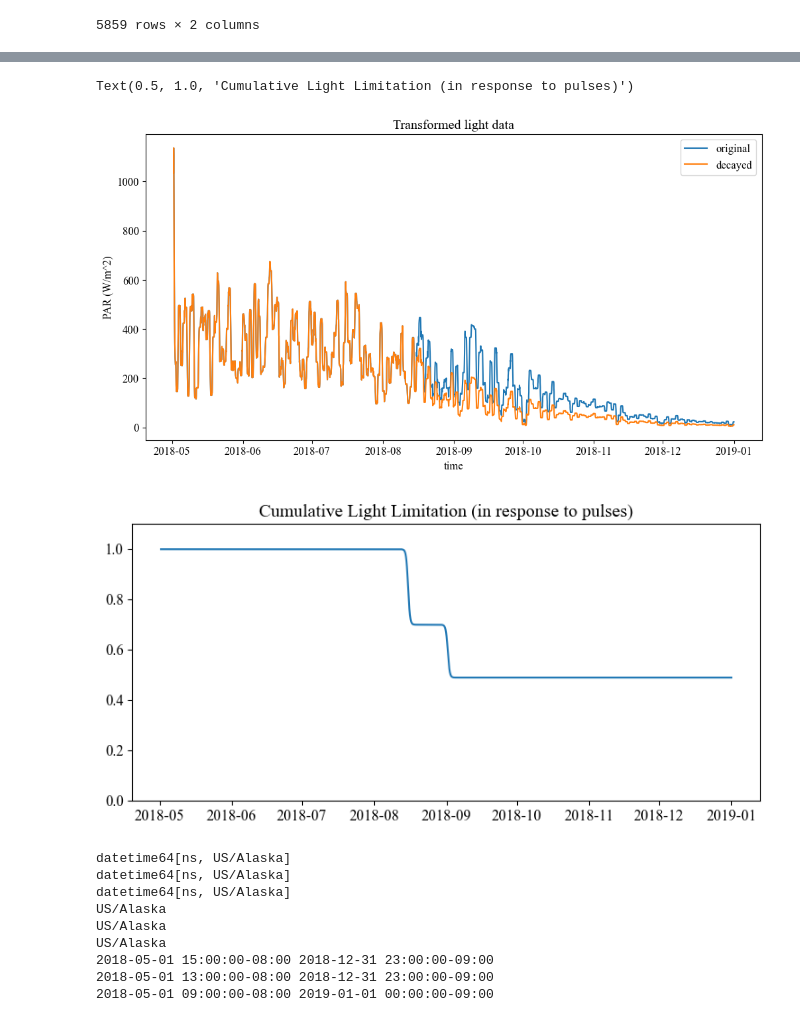
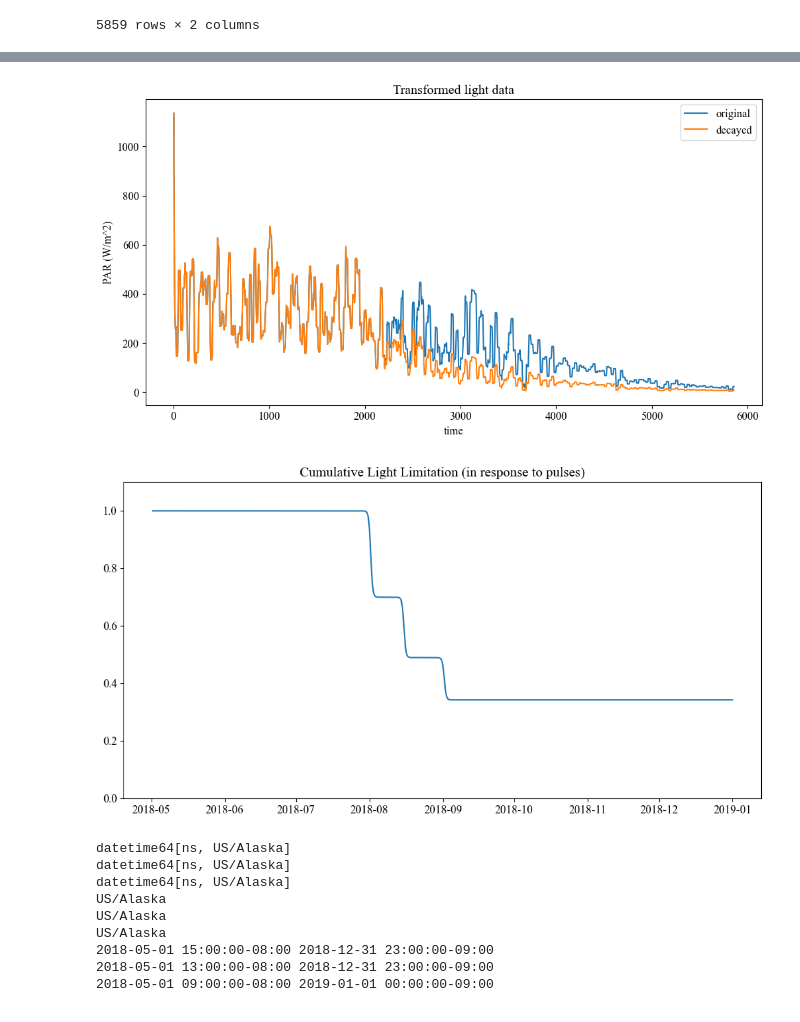
Before and after one commit to ashah1030/senior_thesis, a Jupyter notebook: NP_full_2018_model.ipynb, the cells around one changed output, grey strips where cells are left out. Saved outputs shown, nothing was run; the diff lists cells and outputs as text; code cells hidden in the pictures.

```diff
--- a/NP_full_2018_model.ipynb
+++ b/NP_full_2018_model.ipynb
@@ -241,6 +252,9 @@ Area before normalization: 324.859024
 # %%
 strat_index = 0.5
 #step function set up: relates LIGHT to nutrient pulses through implicit transformation of Mixed Layer Depth!
+
+plt.rcParams['font.family'] = 'Times New Roman'
+plt.rcParams['font.size'] = 12
 
 light_data_2018 #original data
 # function goes between 0 and 0.5 (each pulse halves the light levels) --> just a guess, would depend on empirical relationship --> also should depend on amplitude of gaussian!!
@@ -264,29 +278,30 @@ def create_tanh_decay(threshold_hours, hours, original_data, steepness=0.05): #c
     #what we want: low strat = low number (close to zero), high strat = high number (close to 1).
     # low strat = bigger storm disturbances with less wind, high strat = smaller storm disturbances with more wind!! --> strat held constant during pulsing experiments!
     if 0 < strat_index < 0.25:
-        if threshold_hours <=2205:
-            decay_function = 1
+        if threshold_hours < 2205:
+            decay_function =1
         elif threshold_hours <= 3992:  # if threshold is before October 15th, reduce light by 50% (small storms)
             decay_function = 0.75 - 0.25 * np.tanh(steepness * (hours - threshold_hours))
+
         else: #if threshold is after this, reduce light by 70% (large storms)
             decay_function =0.65 - 0.35 * np.tanh(steepness * (hours - threshold_hours))
     elif 0.25 < strat_index < 0.5:
-        if threshold_hours <=2205:
-            decay_function = 1
+        if threshold_hours < 2205:
+            decay_function =1
         elif threshold_hours <= 3992:  # if threshold is before October 15th, reduce light by 40% (small storms)
             decay_function = 0.8 - 0.2 * np.tanh(steepness * (hours - threshold_hours))
         else: #if threshold is after this, reduce light by 60% (large storms)
             decay_function = 0.7 - 0.3 * np.tanh(steepness * (hours - threshold_hours))
     elif 0.5 <= strat_index < 0.75: #avg strat conditions = 0.5
-        if threshold_hours <=2205:
-            decay_function = 1
+        if threshold_hours < 2205:
+            decay_function =1
         elif threshold_hours <= 3992:  # if threshold is before October 15th, reduce light by 30% (small storms)
             decay_function = 0.85 - 0.15 * np.tanh(steepness * (hours - threshold_hours))
         else: #if threshold is after this, reduce light by 50% (large storms)
             decay_function = 0.75 - 0.25 * np.tanh(steepness * (hours - threshold_hours))
     else: #stratification conditions!!
-        if threshold_hours <=2205:
-            decay_function = 1
+        if threshold_hours < 2205:
+            decay_function =1
         elif threshold_hours <= 3992:  # if threshold is before October 15th, reduce light by 20% (small storms)
             decay_function = 0.95 - 0.05 * np.tanh(steepness * (hours - threshold_hours))
         else: #if threshold is after this, reduce light by 40% (large storms)
@@ -302,7 +317,7 @@ def create_tanh_decay(threshold_hours, hours, original_data, steepness=0.05): #c
 # decayed_data_three, decay_function_three = create_tanh_decay(3669, decayed_data_two.index, decayed_data_two)
 # decayed_data_four, decay_function_four = create_tanh_decay(3992, decayed_data_three.index, decayed_data_three)
 # decayed_data_five, decay_function_five = create_tanh_decay(4400, decayed_data_four.index, decayed_data_four)
-# decayed_data_six, decay_function_six = create_tanh_decay(4400, decayed_data_five.index, decayed_data_five)
+# decayed_data_six, decay_function_six = create_tanh_decay(1797, decayed_data_five.index, decayed_data_five)
 
 #code for abundant pulses --> 3 small, 2 large
 #decayed_data_one, decay_function_one = create_tanh_decay(3285, light_data_2018.index, light_data_2018['approxPAR'])
@@ -314,9 +329,14 @@ def create_tanh_decay(threshold_hours, hours, original_data, steepness=0.05): #c
 #early fall bloom pulses
 
 #NULL HYPOTHESIS
+# decayed_data_one, decay_function_one = create_tanh_decay(2205, light_data_2018.index, light_data_2018['approxPAR'])
+# decayed_data_two, decay_function_two = create_tanh_decay(2541, decayed_data_one.index, decayed_data_one)
+# decayed_data_three, decay_function_three = create_tanh_decay(2949, decayed_data_two.index, decayed_data_two)
+
+#IDEAL / HYBRID
 #decayed_data_one, decay_function_one = create_tanh_decay(2205, light_data_2018.index, light_data_2018['approxPAR'])
-#decayed_data_two, decay_function_two = create_tanh_decay(2541, decayed_data_one.index, decayed_data_one)
-#decayed_data_three, decay_function_three = create_tanh_decay(2949, decayed_data_two.index, decayed_data_two)
+#decayed_data_two, decay_function_two = create_tanh_decay(2301, decayed_data_one.index, decayed_data_one)
+#decayed_data_three, decay_function_three = create_tanh_decay(2421, decayed_data_two.index, decayed_data_two)
 
 #FREQUENCY
 # decayed_data_one, decay_function_one = create_tanh_decay(2205, light_data_2018.index, light_data_2018['approxPAR'])
@@ -335,39 +355,41 @@ decayed_data_three, decay_function_three = create_tanh_decay(2949, decayed_data_
 
 ## plt.figure()
 # plt.plot(light_data_2018['approxPAR'].rolling(24, min_periods=1).mean())
 # plt.plot(decayed_data_five.rolling(24, min_periods=1).mean())
 # plt.legend(['original','decayed'])
 # plt.title('Transformed light data')
 # plt.xlabel('time')
 # plt.ylabel('PAR (W/m^2)')
 
 # plt.figure(figsize=(12, 6))
 # plt.plot(light_data_2018['time'], decay_function_one*decay_function_two*decay_function_three*decay_function_four*decay_function_five)
 # plt.title('Cumulative Light Limitation (in response to pulses)')
 
 
 #code for sparse  pulses --> need to modify tanh function here!
 
 #decayed_data_one, decay_function_one = create_tanh_decay(2949, light_data_2018.index, light_data_2018['approxPAR'])
 #decayed_data_two, decay_function_two = create_tanh_decay(3669, decayed_data_one.index, decayed_data_one)
 #decayed_data_three, decay_function_three = create_tanh_decay(4400, decayed_data_two.index, decayed_data_two)
 
 plt.figure(figsize=(12,6))
-plt.plot(light_data_2018['time'], light_data_2018['approxPAR'].rolling(24, min_periods=1).mean())
-plt.plot(light_data_2018['time'], decayed_data_three.rolling(24, min_periods=1).mean())
+plt.plot(light_data_2018['approxPAR'].rolling(24, min_periods=1).mean())
+plt.plot(decayed_data_three.rolling(24, min_periods=1).mean())
 plt.legend(['original','decayed'])
 plt.title('Transformed light data')
 plt.xlabel('time')
 plt.ylabel('PAR (W/m^2)')
+plt.savefig('/Users/anjalishah/Desktop/Senior_Thesis/Figures/baseline testing/abundant_pulsed_lighttrans.jpg', dpi=300, bbox_inches='tight')
 
-plt.figure(figsize=(9, 4))
+plt.figure(figsize=(12, 6))
 plt.plot(light_data_2018['time'], decay_function_one*decay_function_two*decay_function_three)
 plt.ylim([0,1.1])
 plt.title('Cumulative Light Limitation (in response to pulses)')
+
+plt.savefig('/Users/anjalishah/Desktop/Senior_Thesis/Figures/baseline testing/abundant_pulsed_cum_light_lim.jpg', dpi=300, bbox_inches='tight')
 # %% [output]
-Text(0.5, 1.0, 'Cumulative Light Limitation (in response to pulses)')
-[figure, old version]
+[figure, new version]
-[figure, old version]
+[figure, new version]
 # %%
 light_data_mod_pulses = pd.DataFrame({
         'time': light_data_2018.time,
```
Also changed, not shown: parts of 17 cells of this notebook.
